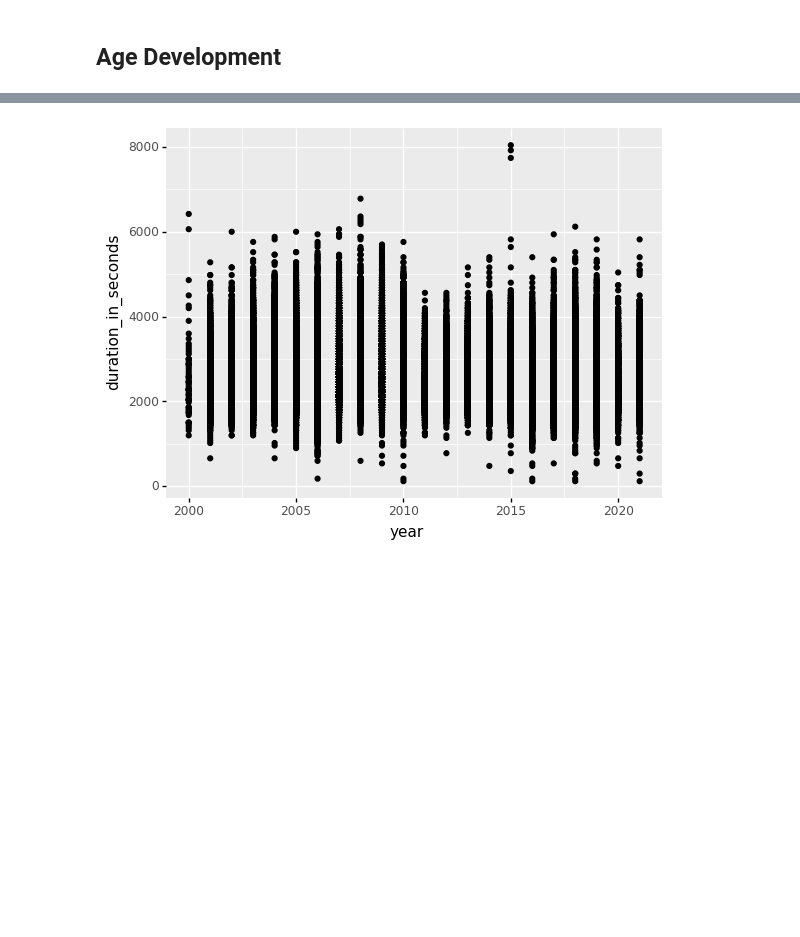
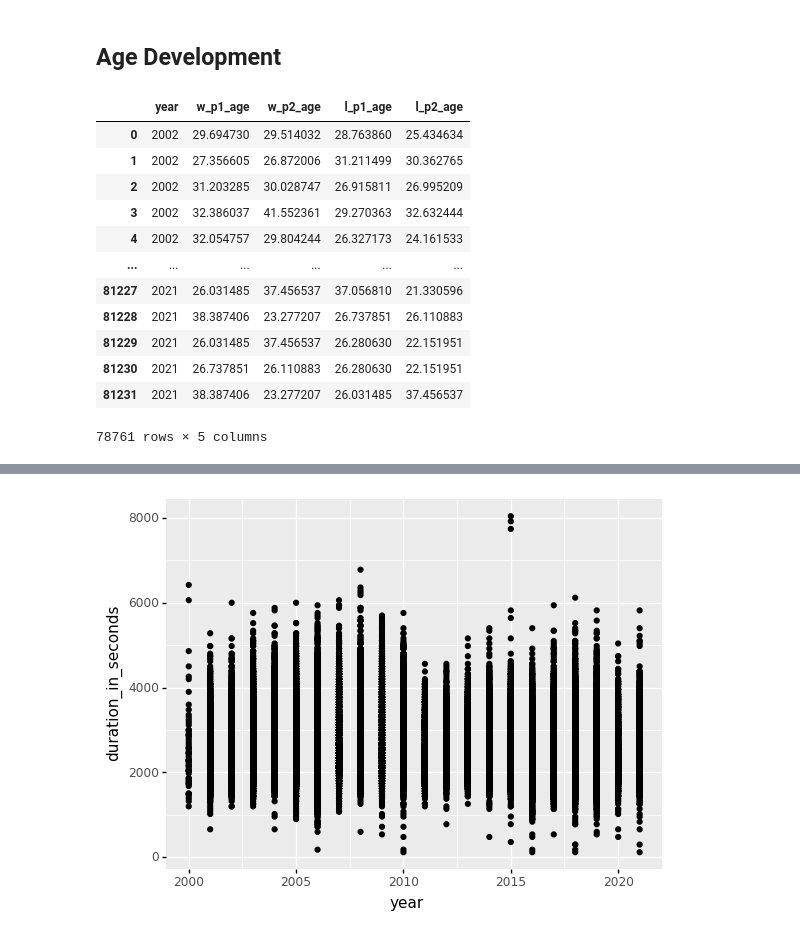
Before and after one commit to schap101/beachvolley_analysis, a Jupyter notebook: Beach_Volley.ipynb, the cells around one changed output, grey strips where cells are left out. Saved outputs shown, nothing was run; the diff lists cells and outputs as text; code cells hidden in the pictures; blank space fills up the shorter version.

```diff
--- a/Beach_Volley.ipynb
+++ b/Beach_Volley.ipynb
@@ -107,3 +111,20 @@ print('The longest Beach Volleyball match lasted: ' + str(df_clean['duration_in_
 The longest Beach Volleyball match lasted: 2.2333333333333334 hours
 # %% [markdown]
 ## Age Development ##
+# %%
+year_age = df_clean[['year', 'w_p1_age', 'w_p2_age', 'l_p1_age', 'l_p2_age']]
+year_age
+# %% [output]
+|  | year | w_p1_age | w_p2_age | l_p1_age | l_p2_age |
+| 0 | 2002 | 29.694730 | 29.514032 | 28.763860 | 25.434634 |
+| 1 | 2002 | 27.356605 | 26.872006 | 31.211499 | 30.362765 |
+| 2 | 2002 | 31.203285 | 30.028747 | 26.915811 | 26.995209 |
+| 3 | 2002 | 32.386037 | 41.552361 | 29.270363 | 32.632444 |
+| 4 | 2002 | 32.054757 | 29.804244 | 26.327173 | 24.161533 |
+| ... | ... | ... | ... | ... | ... |
+| 81227 | 2021 | 26.031485 | 37.456537 | 37.056810 | 21.330596 |
+| 81228 | 2021 | 38.387406 | 23.277207 | 26.737851 | 26.110883 |
+| 81229 | 2021 | 26.031485 | 37.456537 | 26.280630 | 22.151951 |
+| 81230 | 2021 | 26.737851 | 26.110883 | 26.280630 | 22.151951 |
+| 81231 | 2021 | 38.387406 | 23.277207 | 26.031485 | 37.456537 |
+78761 rows × 5 columns
```
Also changed, not shown: parts of 7 cells of this notebook.
